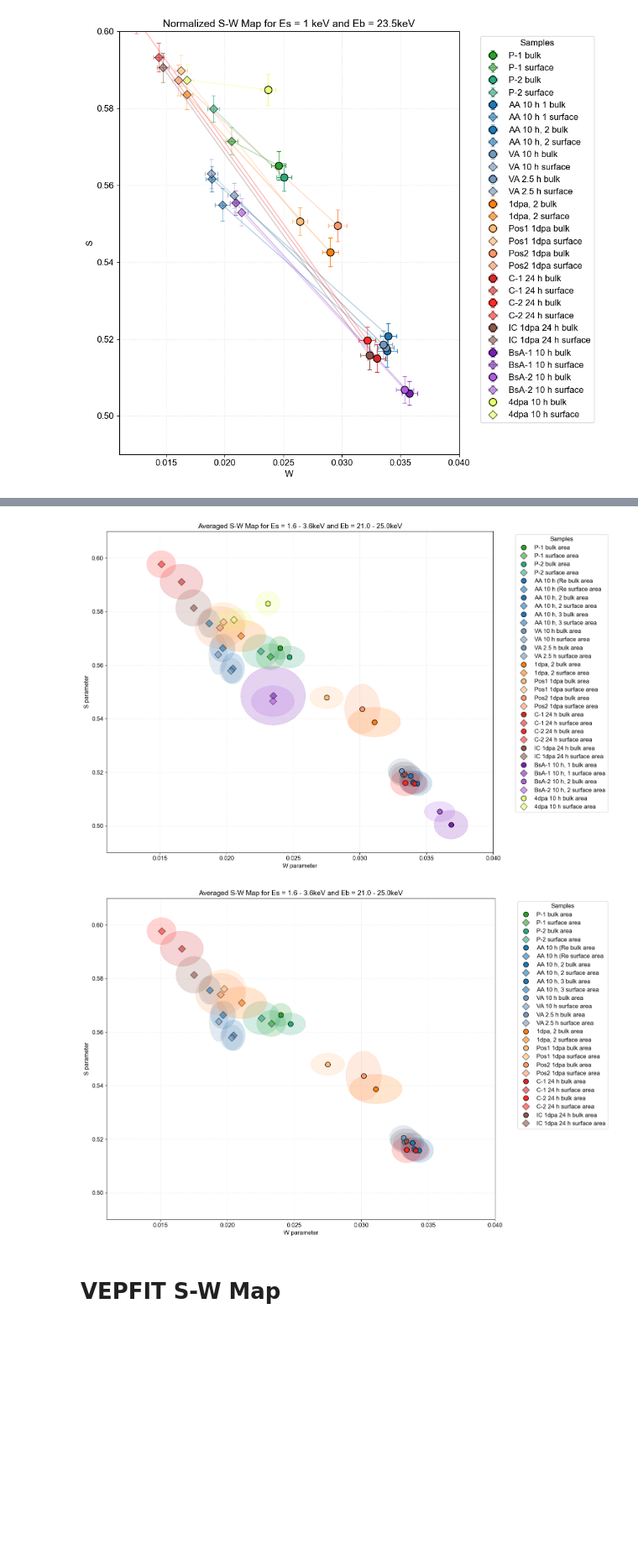
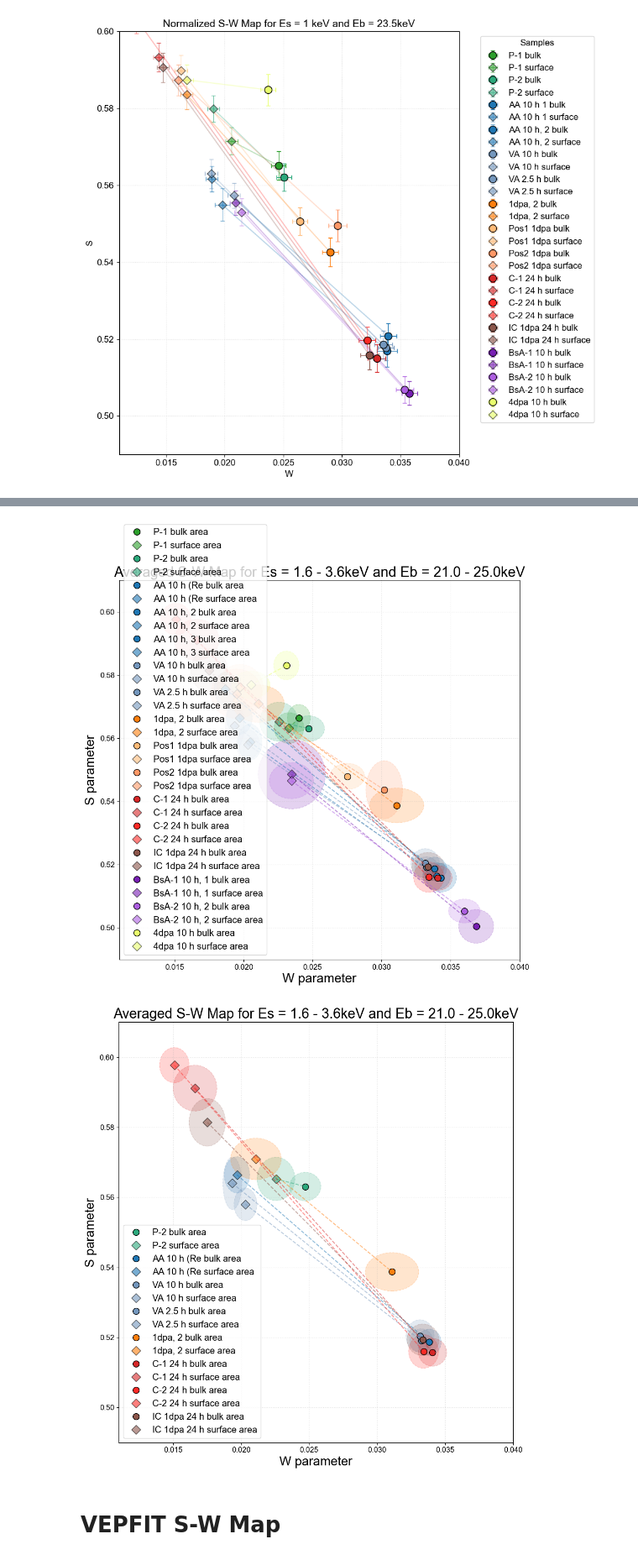
Before and after one commit to jeanvictorbendixenfm-web/Programming-PALS, a Jupyter notebook: PAS_analyzer.ipynb, the cells around one changed output, grey strips where cells are left out. Shown at 84% size. Saved outputs shown, nothing was run; the diff lists cells and outputs as text; code cells hidden in the pictures; blank space fills up the shorter version.

```diff
--- a/PAS_analyzer.ipynb
+++ b/PAS_analyzer.ipynb
@@ -1110,7 +1147,7 @@ class PASAnalyzer:
         if energy_range is None:
             energy_range = [self.surf_e_min, self.surf_e_max, self.bulk_e_min, self.bulk_e_max]
 
-        plt.figure(figsize=(15, 10))
+        plt.figure(figsize=(10, 10.5))
         ax = plt.gca() # Get current axis for the Ellipses
 
         for key in keys_to_plot:
@@ -1181,6 +1218,9 @@ class PASAnalyzer:
                 plt.plot(w_vec[1], s_vec[1], 'o', ms=10, mec='k', color=color, label=f"{label} bulk area")
                 plt.plot(w_vec[0], s_vec[0], 'D', ms=10, alpha=0.6, mec='k', color=color, label=f"{label} surface area")
 
+                # ---> ADD THIS LINE TO CONNECT THE AVERAGE POINTS <---
+                plt.plot(w_vec, s_vec, color=color, lw=1.5, alpha=0.5, linestyle='--')
+
                 # Add Ellipses (using w_err for width and s_err for height)
                 for i in [0, 1]:
                     # Width/Height of Ellipse usually represent 2*sigma for the full diameter
@@ -1191,12 +1231,12 @@ class PASAnalyzer:
                     ax.add_patch(ell)
 
         # Plot Styling
-        plt.xlabel("W parameter", fontsize=12)
-        plt.ylabel("S parameter", fontsize=12)
+        plt.xlabel("W parameter", fontsize=20)
+        plt.ylabel("S parameter", fontsize=20)
         plt.xlim(0.011, 0.040)
         plt.ylim(0.49, 0.61)
-        plt.title(title, fontsize=14)
-        plt.legend(bbox_to_anchor=(1.05, 1), loc='upper left', title="Samples")
+        plt.title(title, fontsize=22)
+        plt.legend(loc='lower left', fontsize='large')
         plt.grid(True, ls=':', alpha=0.4)
         plt.tight_layout()
         plt.show()
@@ -1215,41 +1255,36 @@ analyzer = PASAnalyzer(all_data, name_mapping,
 analyzer.plot_comparison(["Jean Victor - S316 - as-received polished",
                           "Jean Victor - S316 steel non-ann + polished + washed",
                           'Jean Victor - S316-3AA - 1',
                           "Jean Victor - S316-3AA - 2",
                           "Jean Victor - S316-annealed 650C 10h - 1",
                           "Jean Victor - S316-3VA - 1",
                           "Jean Victor - S316-4VA - 1",
                           "Jean Victor - S316-irrad-1dpa - 2",
                           "Jean Victor - S316-irrad-1dpa - pos1 - 1",
                           "Jean Victor - S316-irrad-1dpa - pos2 - 1",
                           "Jean Victor - S316-corroded-24h - 1",
                           "Jean Victor - S316-corroded-24h - 2",
                           "Jean Victor - S316-irrad-1dpa-corroded-24h - 1",
                           "Jean Victor - S316-irrad-4dpa-backside-1",
                           "Jean Victor - S316-irrad-4dpa-backside-scratch-1",
                           "Jean Victor - S316-irrad-4dpa-1"
                           ],
                          f"Averaged S-W Map for Es = {s_min} - {s_max}keV and Eb = {b_min} - {b_max}keV", areas=True)
 
 
-analyzer.plot_comparison(["Jean Victor - S316 - as-received polished",
-                          "Jean Victor - S316 steel non-ann + polished + washed",
+analyzer.plot_comparison(["Jean Victor - S316 steel non-ann + polished + washed",
                           'Jean Victor - S316-3AA - 1',
-                          "Jean Victor - S316-3AA - 2",
-                          "Jean Victor - S316-annealed 650C 10h - 1",
                           "Jean Victor - S316-3VA - 1",
                           "Jean Victor - S316-4VA - 1",
                           "Jean Victor - S316-irrad-1dpa - 2",
-                          "Jean Victor - S316-irrad-1dpa - pos1 - 1",
-                          "Jean Victor - S316-irrad-1dpa - pos2 - 1",
                           "Jean Victor - S316-corroded-24h - 1",
                           "Jean Victor - S316-corroded-24h - 2",
                           "Jean Victor - S316-irrad-1dpa-corroded-24h - 1",
                           ],
                          f"Averaged S-W Map for Es = {s_min} - {s_max}keV and Eb = {b_min} - {b_max}keV", areas=True)
 # %% [output]
-[figure, old version]
+[figure, new version]
-[figure, old version]
+[figure, new version]
 # %% [markdown]
 # VEPFIT S-W Map
 # %%
```
Also changed, not shown: parts of 13 cells of this notebook, 2 other files.
